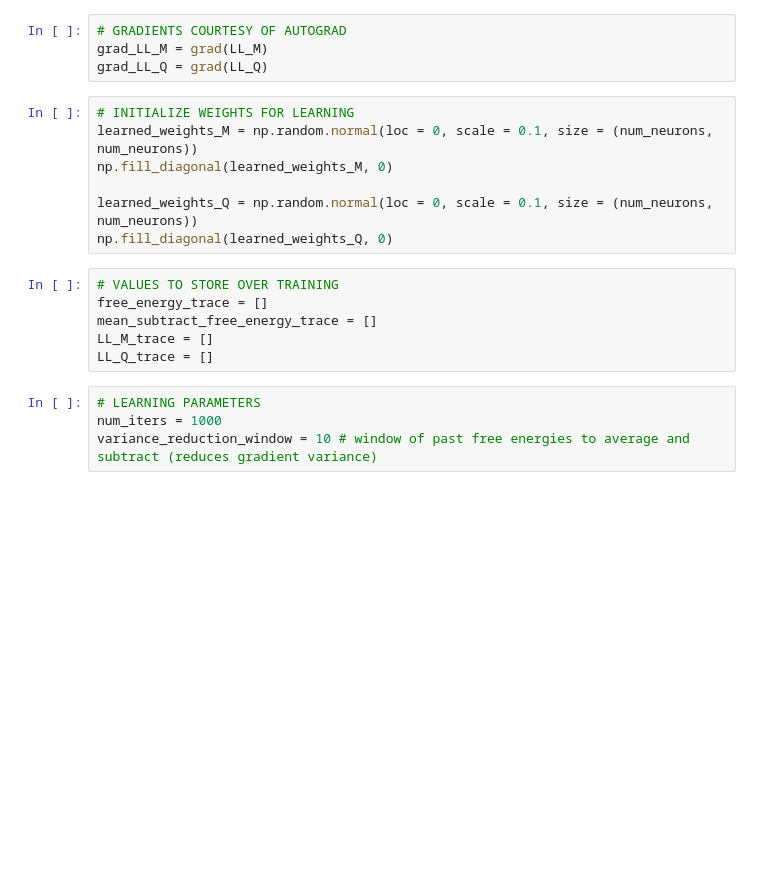
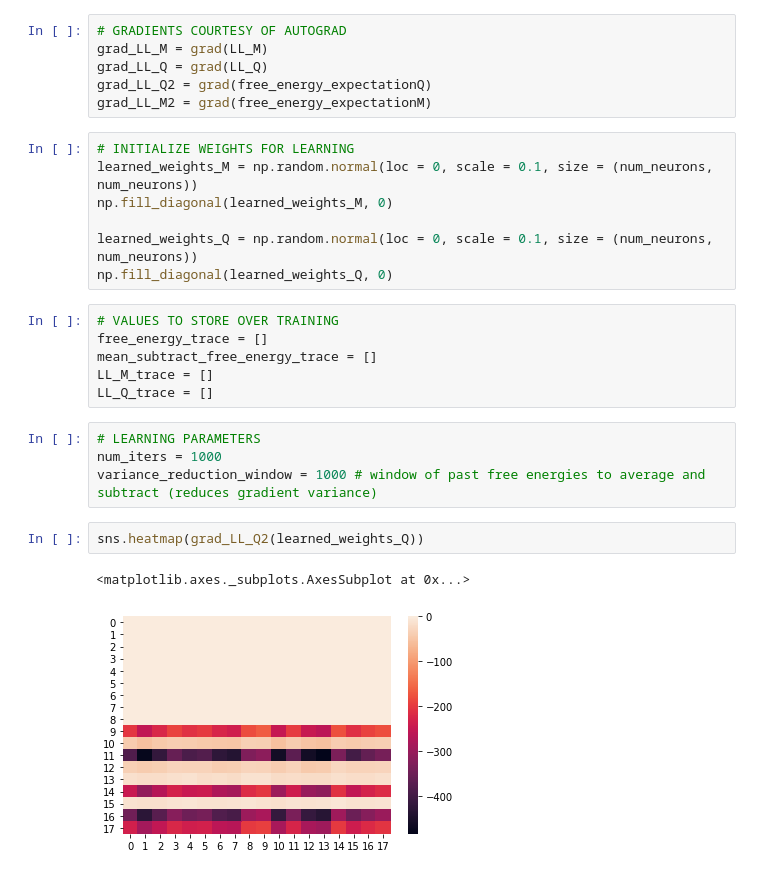
Before and after one commit to andrewcharlesjones/variational_spiking_networks, a Jupyter notebook: vi_spiking_visible_and_hidden.ipynb, the cells around one changed output. Drawn from its saved outputs; the diff is of its cells as text; blank space fills up the shorter version.

```diff
--- a/vi_spiking_visible_and_hidden.ipynb
+++ b/vi_spiking_visible_and_hidden.ipynb
@@ -256,6 +407,8 @@ def LL_Q_gradient_by_hand(curr_weights):
 # GRADIENTS COURTESY OF AUTOGRAD
 grad_LL_M = grad(LL_M)
 grad_LL_Q = grad(LL_Q)
+grad_LL_Q2 = grad(free_energy_expectationQ)
+grad_LL_M2 = grad(free_energy_expectationM)
 # %%
 # INITIALIZE WEIGHTS FOR LEARNING
 learned_weights_M = np.random.normal(loc = 0, scale = 0.1, size = (num_neurons, num_neurons))
@@ -272,4 +425,9 @@ LL_Q_trace = []
 # %%
 # LEARNING PARAMETERS
 num_iters = 1000
-variance_reduction_window = 10 # window of past free energies to average and subtract (reduces gradient variance)
+variance_reduction_window = 1000 # window of past free energies to average and subtract (reduces gradient variance)
+# %%
+sns.heatmap(grad_LL_Q2(learned_weights_Q))
+# %% [output]
+<matplotlib.axes._subplots.AxesSubplot at 0x...>
+[figure, added]
```
Also changed, not shown: parts of 22 cells of this notebook, 13 other files.
